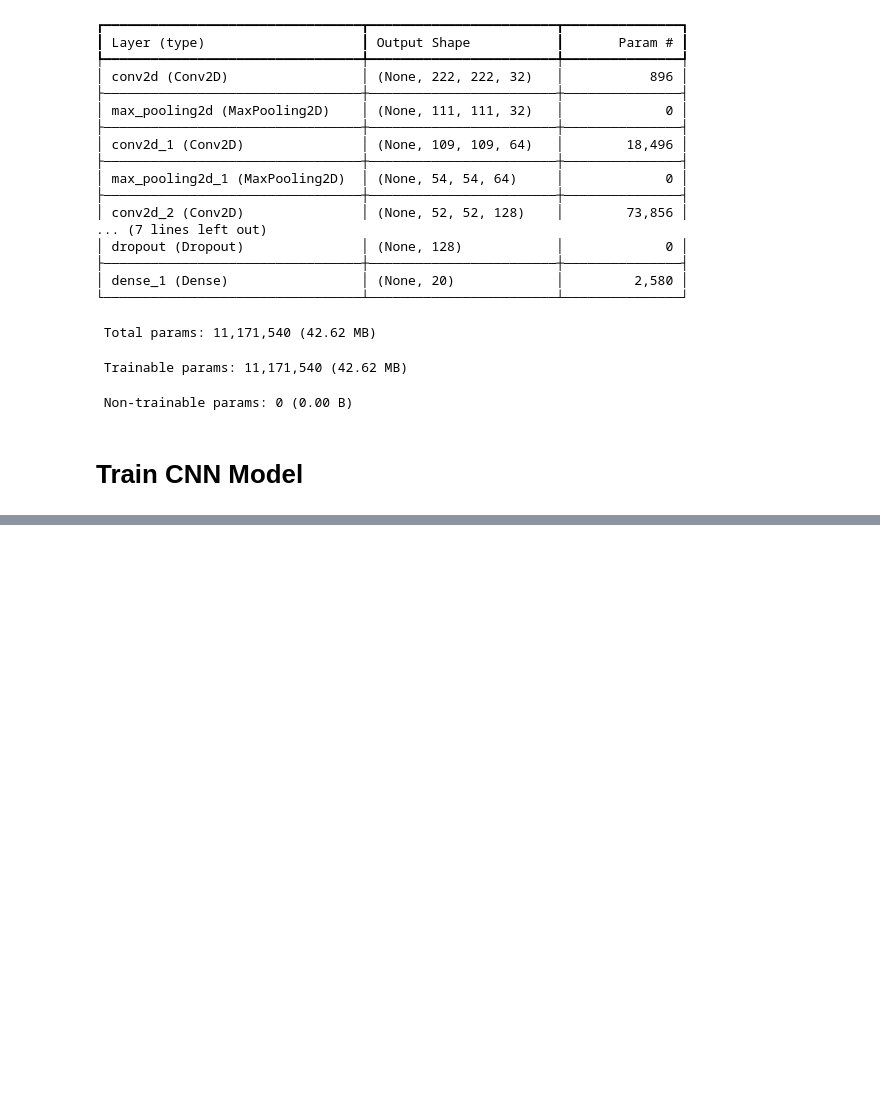
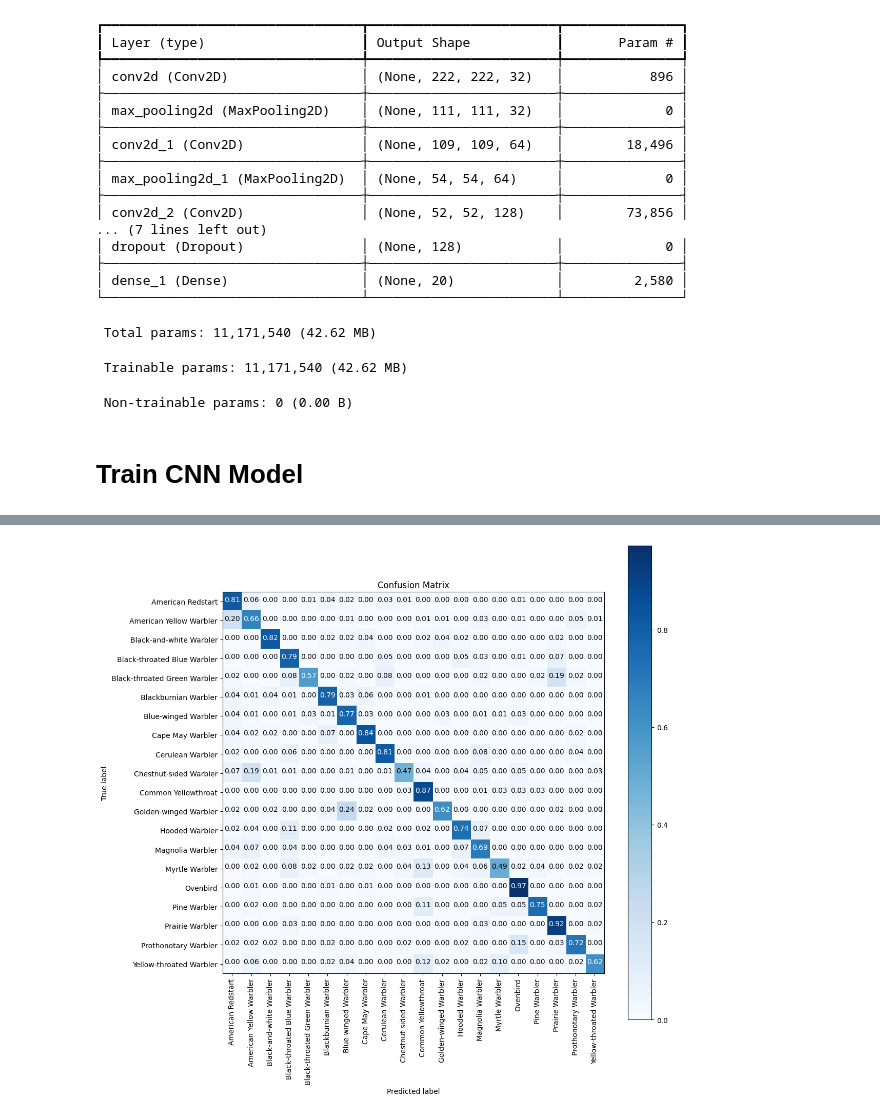
Before and after one commit to RGBHamSandwich/ANNaDL_Bird_Project, a Jupyter notebook: windowed_data_model.ipynb, the cells around one changed output, grey strips where cells are left out. Cells and saved outputs as stored; diff of their text form; code cells hidden in the pictures; blank space fills up the shorter version.

Commit message:
confusion matrix + file cleanup
adding confusion matrix
removing temp Hubert notation and my notes in NetworkNotebook

```diff
--- a/windowed_data_model.ipynb
+++ b/windowed_data_model.ipynb
@@ -249,0 +249,47 @@ plt.show()
+# %%
+# confusion matrix
+from sklearn.metrics import confusion_matrix
+import numpy as np
+import itertools
+import matplotlib.pyplot as plt
+
+# actual labels
+y_true = []
+for _, labels in val_ds:
+    y_true.extend(labels.numpy())
+
+# predicted labels
+y_pred = []
+for images, _ in val_ds:
+    y_pred.extend(np.argmax(model.predict(images), axis=1))
+
+# make the confusion matrix
+conf_matrix = confusion_matrix(y_true, y_pred)
+# %%
+# plot the confusion matrix
+plt.figure(figsize=(12, 12))
+plt.imshow(conf_matrix, interpolation='nearest', cmap=plt.cm.Blues)
+plt.title('Confusion Matrix')
+plt.colorbar()
+
+tick_marks = np.arange(len(class_names))
+plt.xticks(tick_marks, class_names, rotation=90)
+plt.yticks(tick_marks, class_names)
+
+# normalize it
+conf_matrix = conf_matrix.astype('float') / conf_matrix.sum(axis=1)[:, np.newaxis]
+
+# white text if squares are dark; otherwise black
+text_colors = [['black' if conf_matrix[i, j] < 0.5 else 'white' for j in range(len(class_names))] for i in range(len(class_names))]
+thresh = conf_matrix.max() / 2.
+
+# put the numbers on the plot
+for i, j in itertools.product(range(conf_matrix.shape[0]), range(conf_matrix.shape[1])):
+    plt.text(j, i, f'{conf_matrix[i, j]:.2f}', horizontalalignment='center', color=text_colors[i][j])
+
+# show the plot
+plt.ylabel('True label')
+plt.xlabel('Predicted label')
+plt.show()
+# %% [output]
+[figure, added]
```
Also changed, not shown: parts of 6 cells of this notebook, 3 other files.
